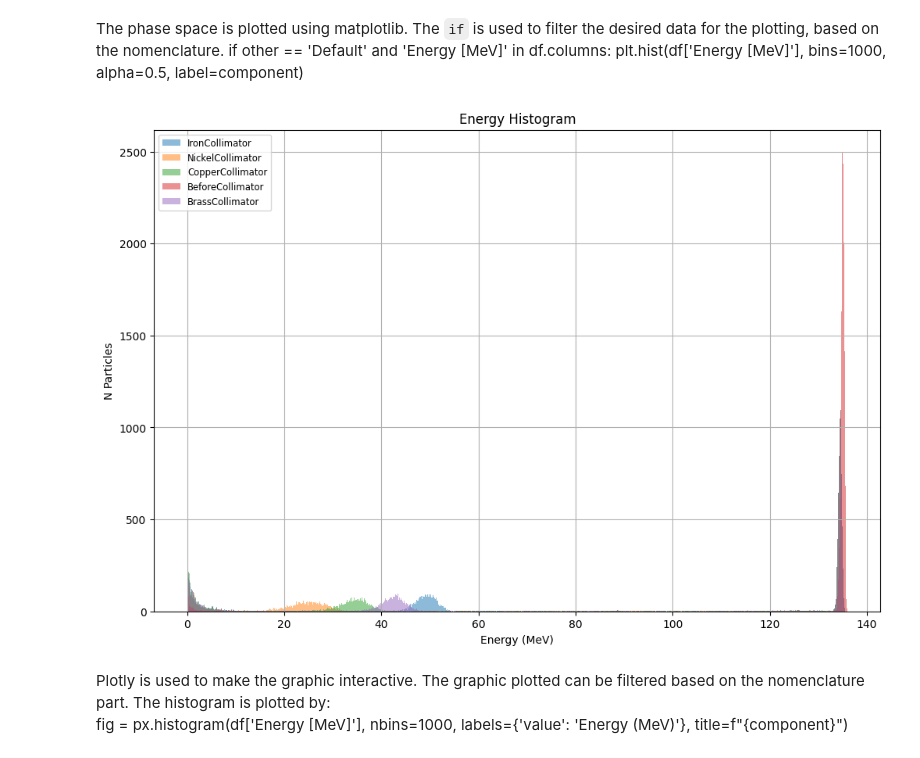
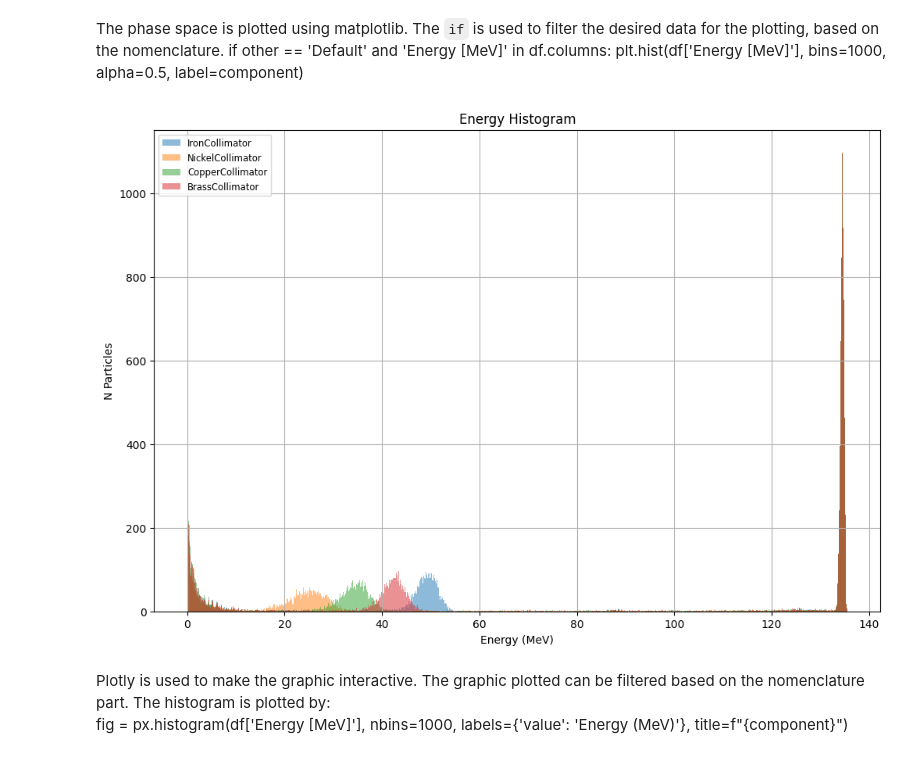
Before and after one commit to alfiafazimah/PhaseSpaceTOPAS-Visualization, a Jupyter notebook: src/PhaseSpaceTOPAS-Visualization.ipynb, the cells around one changed output. Drawn from its saved outputs; the diff is of its cells as text; code cells hidden in the pictures.

```diff
--- a/src/PhaseSpaceTOPAS-Visualization.ipynb
+++ b/src/PhaseSpaceTOPAS-Visualization.ipynb
@@ -127,35 +109,35 @@ The `if` is used to filter the desired data for the plotting, based on the nomen
 # %%
 # Plot energy distributions for each file
 plt.figure(figsize=(12, 8))
 
 for item, df in phsp_dataframe.items():
     nomen = item.split('_')
     beamtype = nomen [0]
     beam_energy = nomen[1]
     material = nomen[2]
     position = nomen[3]
     beforeafter = nomen [4]
     component = nomen[5]
     other = nomen [6]
     size = nomen[7]
     key = f"{beamtype}_{beam_energy}_{material}_{position}_{beforeafter}_{component}_{size}"
-    if other == 'Default' and 'Energy [MeV]' in df.columns:
+    if component in ['BrassCollimator', 'IronCollimator', 'NickelCollimator', 'CopperCollimator'] and other == 'Default' and 'Energy [MeV]' in df.columns:
         plt.hist(df['Energy [MeV]'], bins=1000, alpha=0.5, label=component)
 
 
 # Customize the plot
 plt.title("Energy Histogram")
 plt.xlabel("Energy (MeV)")
 plt.ylabel("N Particles")
 plt.legend(loc='upper left', fontsize='small')
 plt.grid(True)
 
 # Save the combined graph
 output_path = os.path.join(outputdirectory, "energy histogram2.png")
 plt.savefig(output_path, dpi=200)
 plt.show()
 # %% [output]
-[figure, old version]
+[figure, new version]
 # %% [markdown]
 Plotly is used to make the graphic interactive.
 The graphic plotted can be filtered based on the nomenclature part.
```
Also changed, not shown: parts of 2 cells of this notebook, 27 other files.
